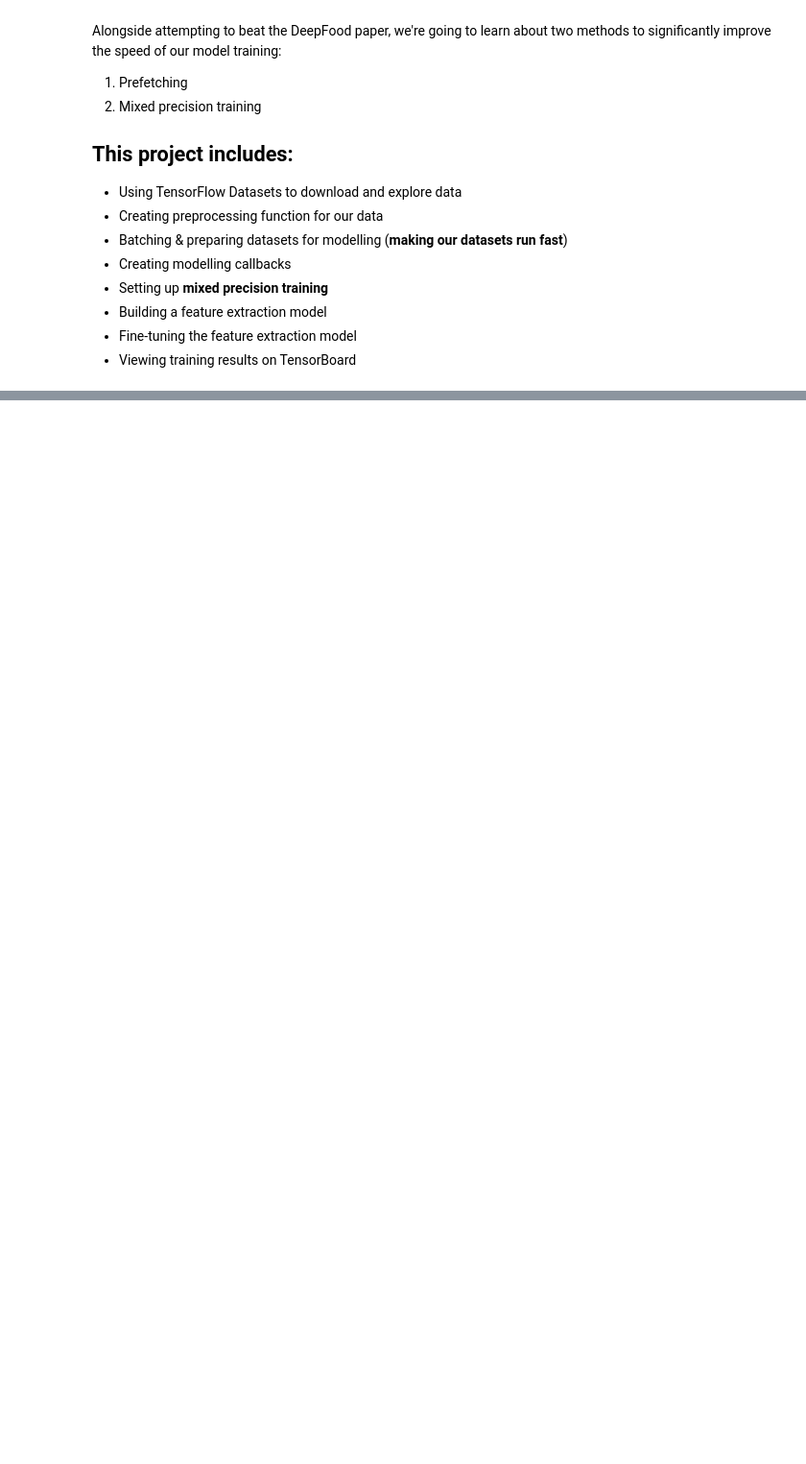
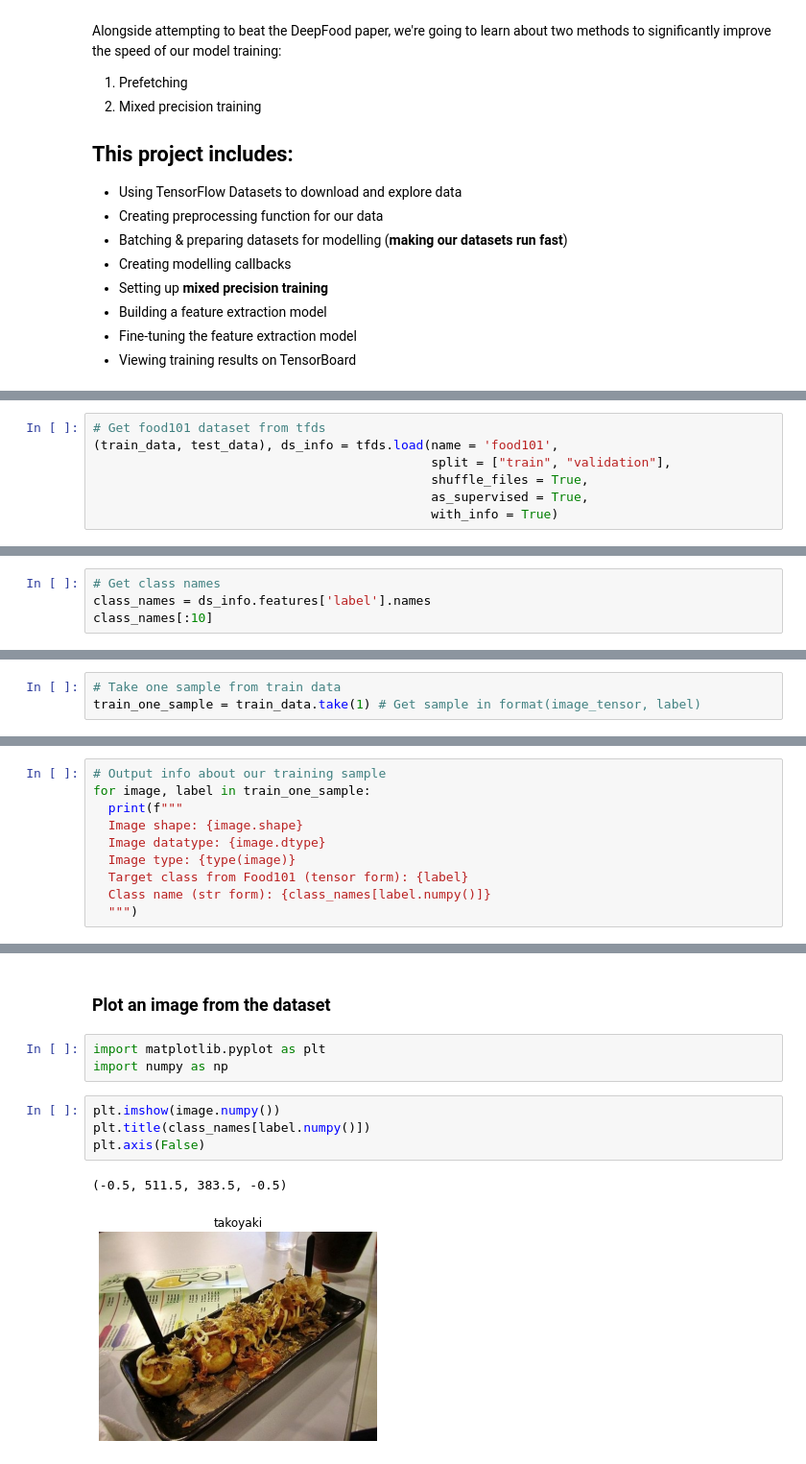
Before and after one commit to Shubhranshu-Malhotra/Tensorflow-Developer-ZTM, a Jupyter notebook: Food_Vision.ipynb, the cells around one changed output, grey strips where cells are left out. Shown: that part at 96% size. Saved outputs shown, nothing was run; the diff lists cells and outputs as text; blank space fills up the shorter version.

Commit message:
Data Exploration

```diff
--- a/Food_Vision.ipynb
+++ b/Food_Vision.ipynb
@@ -31,0 +85,7 @@ Alongside attempting to beat the DeepFood paper, we're going to learn about two
+# %%
+# Get food101 dataset from tfds
+(train_data, test_data), ds_info = tfds.load(name = 'food101',
+                                             split = ["train", "validation"],
+                                             shuffle_files = True,
+                                             as_supervised = True,
+                                             with_info = True)
@@ -31,0 +111,4 @@ Alongside attempting to beat the DeepFood paper, we're going to learn about two
+# %%
+# Get class names
+class_names = ds_info.features['label'].names
+class_names[:10]
@@ -31,0 +141,3 @@ Alongside attempting to beat the DeepFood paper, we're going to learn about two
+# %%
+# Take one sample from train data
+train_one_sample = train_data.take(1) # Get sample in format(image_tensor, label)
@@ -31,0 +148,10 @@ Alongside attempting to beat the DeepFood paper, we're going to learn about two
+# %%
+# Output info about our training sample
+for image, label in train_one_sample:
+  print(f"""
+  Image shape: {image.shape}
+  Image datatype: {image.dtype}
+  Image type: {type(image)}
+  Target class from Food101 (tensor form): {label}
+  Class name (str form): {class_names[label.numpy()]}
+  """)
@@ -31,0 +202,12 @@ Alongside attempting to beat the DeepFood paper, we're going to learn about two
+# %% [markdown]
+### Plot an image from the dataset
+# %%
+import matplotlib.pyplot as plt
+import numpy as np
+# %%
+plt.imshow(image.numpy())
+plt.title(class_names[label.numpy()])
+plt.axis(False)
+# %% [output]
+(-0.5, 511.5, 383.5, -0.5)
+[figure, added]
```
Also changed, not shown: parts of 20 cells of this notebook.
